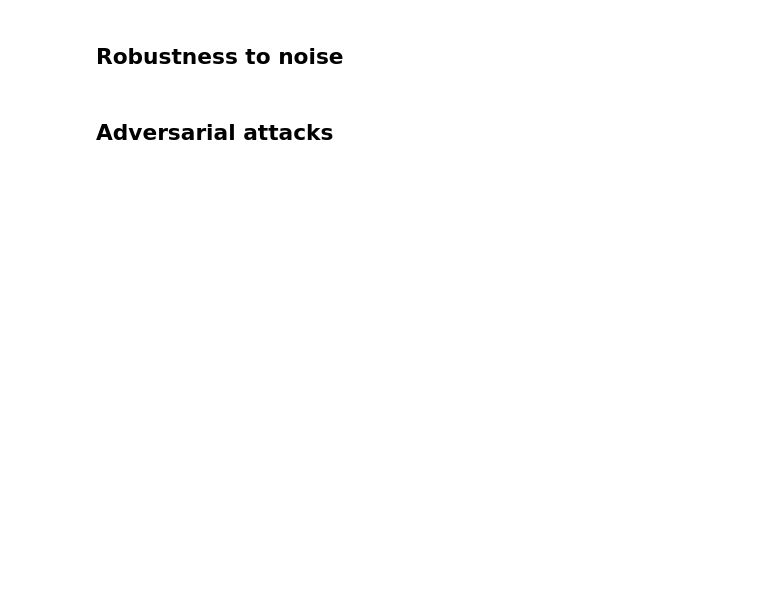
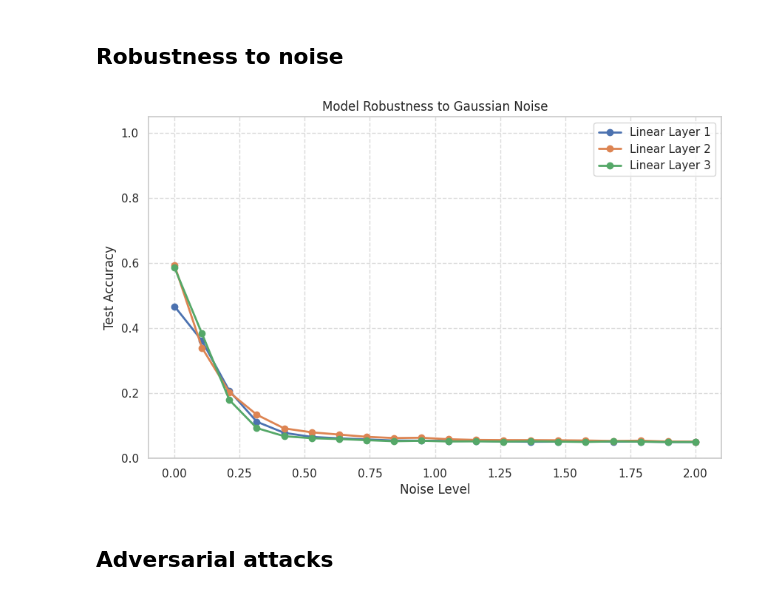
Before and after one commit to pavelihno/cognition-computation-project, a Jupyter notebook: project.ipynb, the cells around one changed output. Drawn from its saved outputs; the diff is of its cells as text; code cells hidden in the pictures; blank space fills up the shorter version.

Commit message:
Noise levels

```diff
--- a/project.ipynb
+++ b/project.ipynb
@@ -378,21 +411,19 @@ class VAE(nn.Module):
         self.encoder = nn.Sequential(
             nn.Linear(input_dim, hidden_dim),
             nn.ReLU(),
-            nn.Linear(hidden_dim, hidden_dim),
-            nn.ReLU(),
             nn.Linear(hidden_dim, hidden_dim // 2),
-            nn.ReLU(),
-            nn.Linear(hidden_dim // 2, hidden_dim // 4),
             nn.ReLU()
         )
 
-        self.fc_mu = nn.Linear(hidden_dim // 4, latent_dim)
-        self.fc_logvar = nn.Linear(hidden_dim // 4, latent_dim)
+        self.fc_mu = nn.Linear(hidden_dim // 2, latent_dim)
+        self.fc_logvar = nn.Linear(hidden_dim // 2, latent_dim)
 
         self.decoder = nn.Sequential(
-            nn.Linear(latent_dim, hidden_dim // 4),
+            nn.Linear(latent_dim, hidden_dim // 2),
             nn.ReLU(),
-            nn.Linear(hidden_dim // 4, input_dim),
+            nn.Linear(hidden_dim // 2, hidden_dim),
+            nn.ReLU(),
+            nn.Linear(hidden_dim, input_dim),
             nn.Sigmoid()
         )
 
@@ -450,7 +481,7 @@ vae_model = train_model(
     optimizer_params=optimizer_params,
     loss_fn=vae_loss_fn,
     self_supervised=True,
-    epochs=500,
+    epochs=300,
     device=device,
     filename='vae_model',
     checkpoint_freq=100,
@@ -700,7 +767,7 @@ for layer_idx, linear_layer_dict in enumerate(linear_layers):
         optimizer_cls=torch.optim.Adam,
         optimizer_params={'lr': 0.001},
         loss_fn=nn.CrossEntropyLoss(),
-        epochs=200,
+        epochs=100,
         device=device,
         filename=filename
     )
@@ -803,2 +936,31 @@ for layer_idx, linear_layer_dict in enumerate(linear_layers):
+# %%
+noise_levels = np.linspace(0, 2, 20)
+
+linear_accuracies = defaultdict(list)
+
+for noise_level in noise_levels:
+    noise_loader = inject_noise(test_loader, noise_level=noise_level, train_flag=False, device=device)
+
+    for layer_idx, linear_layer_dict in enumerate(linear_layers):
+        linear_readout_wrapper = linear_layer_dict['linear_readout']
+        _accuracy = get_accuracy(linear_readout_wrapper, noise_loader)
+        linear_accuracies[noise_level].append(_accuracy)
+# %%
+plt.figure(figsize=(10, 6))
+
+lin_acc_np = np.array([linear_accuracies[level] for level in noise_levels])
+
+num_layers = lin_acc_np.shape[1]
+for i in range(num_layers):
+    plot_noise_robustness_curve(
+        noise_levels,
+        lin_acc_np[:, i],
+        label=f'Linear Layer {i+1}'
+    )
+
+plt.legend(loc='best')
+plt.show()
+# %% [output]
+[figure, added]
 # %% [markdown]
 ## Adversarial attacks
```
Also changed, not shown: parts of 15 cells of this notebook.
